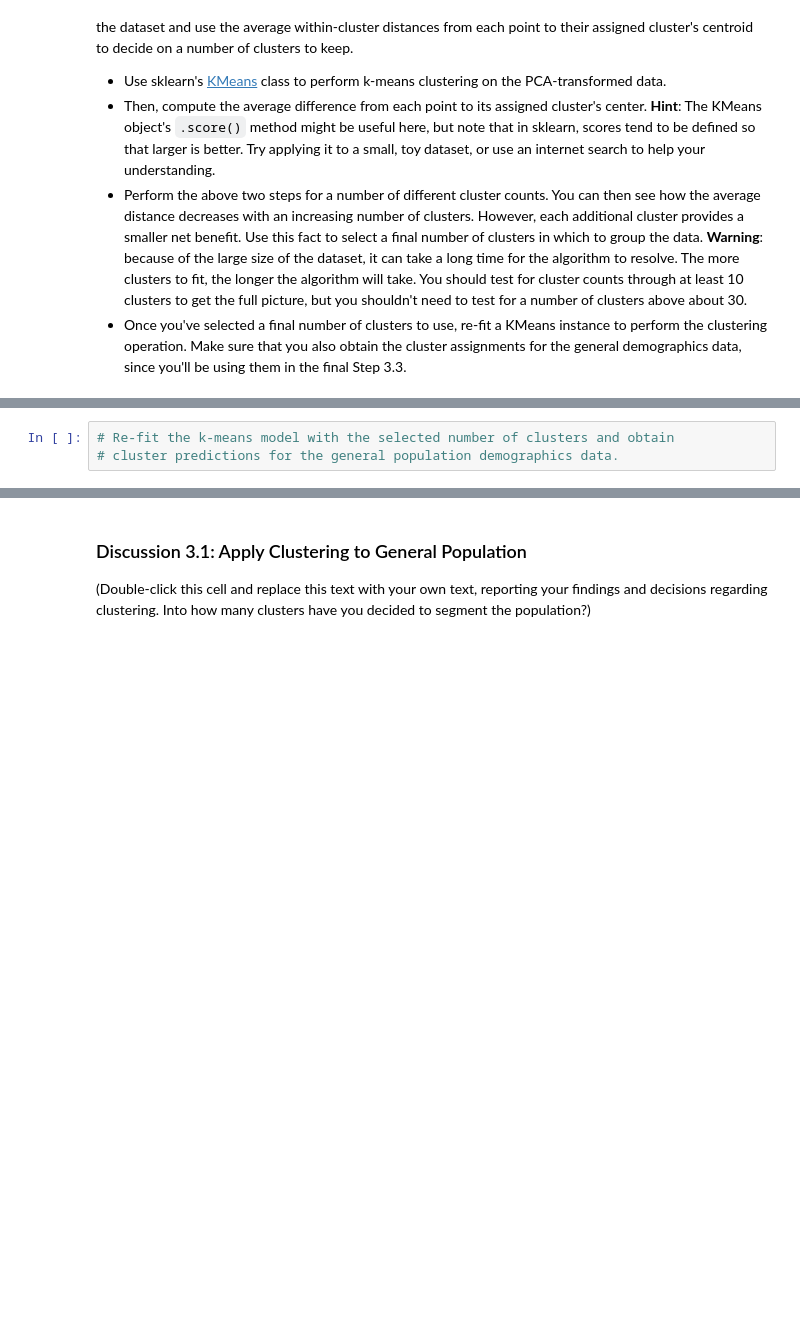
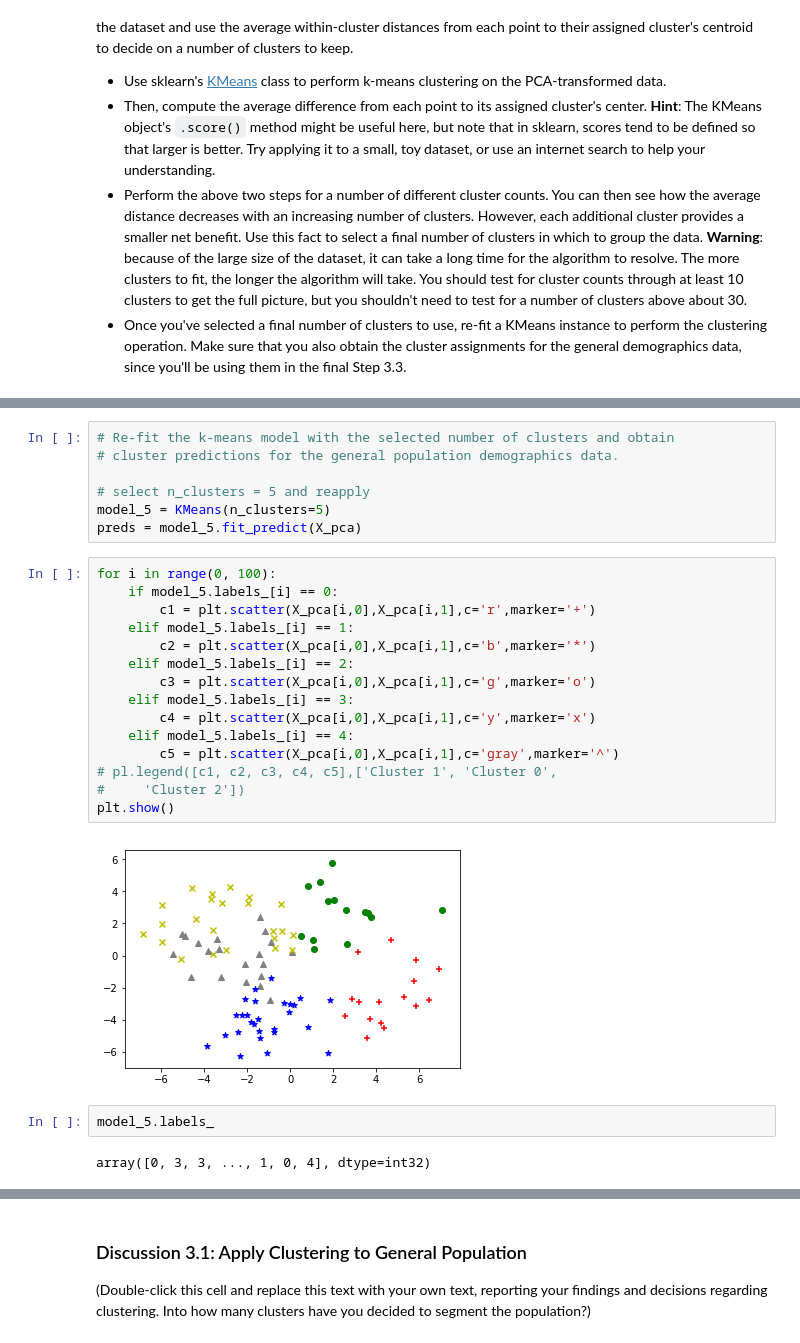
Before and after one commit to noreenwu/customer-segments, a Jupyter notebook: Identify_Customer_Segments.ipynb, the cells around one changed output, grey strips where cells are left out. Cells and saved outputs as stored; diff of their text form; blank space fills up the shorter version.

```diff
--- a/Identify_Customer_Segments.ipynb
+++ b/Identify_Customer_Segments.ipynb
@@ -1811,3 +1827,28 @@ array([0, 1, 1, ..., 8, 2, 9], dtype=int32)
 # %%
 # Re-fit the k-means model with the selected number of clusters and obtain
 # cluster predictions for the general population demographics data.
+
+# select n_clusters = 5 and reapply
+model_5 = KMeans(n_clusters=5)
+preds = model_5.fit_predict(X_pca)
+# %%
+for i in range(0, 100):
+    if model_5.labels_[i] == 0:
+        c1 = plt.scatter(X_pca[i,0],X_pca[i,1],c='r',marker='+')
+    elif model_5.labels_[i] == 1:
+        c2 = plt.scatter(X_pca[i,0],X_pca[i,1],c='b',marker='*')
+    elif model_5.labels_[i] == 2:
+        c3 = plt.scatter(X_pca[i,0],X_pca[i,1],c='g',marker='o')
+    elif model_5.labels_[i] == 3:
+        c4 = plt.scatter(X_pca[i,0],X_pca[i,1],c='y',marker='x')
+    elif model_5.labels_[i] == 4:
+        c5 = plt.scatter(X_pca[i,0],X_pca[i,1],c='gray',marker='^')
+# pl.legend([c1, c2, c3, c4, c5],['Cluster 1', 'Cluster 0',
+#     'Cluster 2'])
+plt.show()
+# %% [output]
+[figure, added]
+# %%
+model_5.labels_
+# %% [output]
+array([0, 3, 3, ..., 1, 0, 4], dtype=int32)
```
Also changed, not shown: parts of 13 cells of this notebook, 1 other file.
